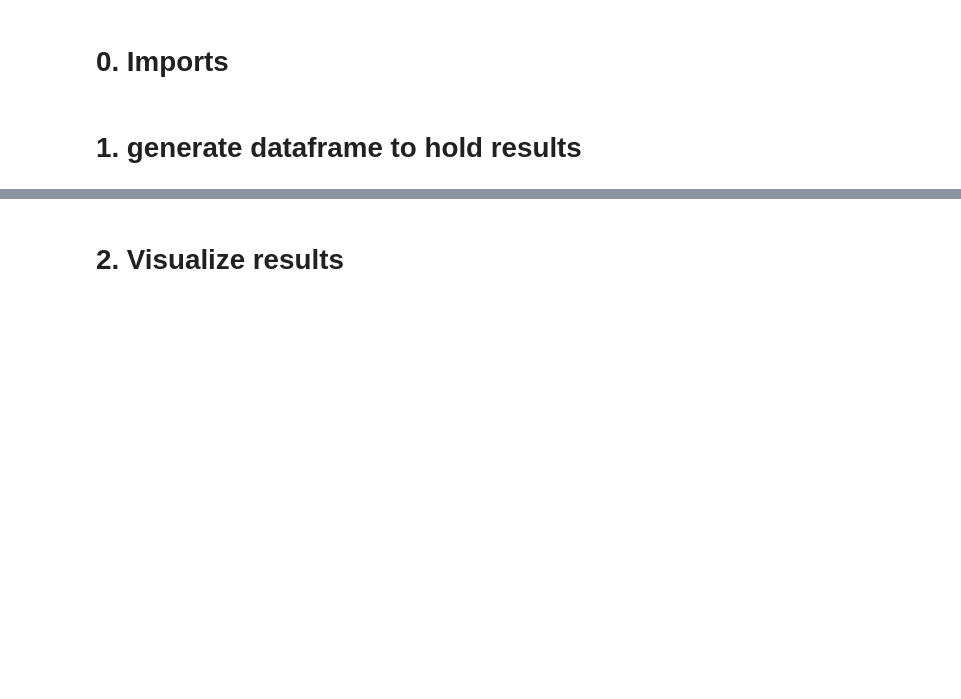
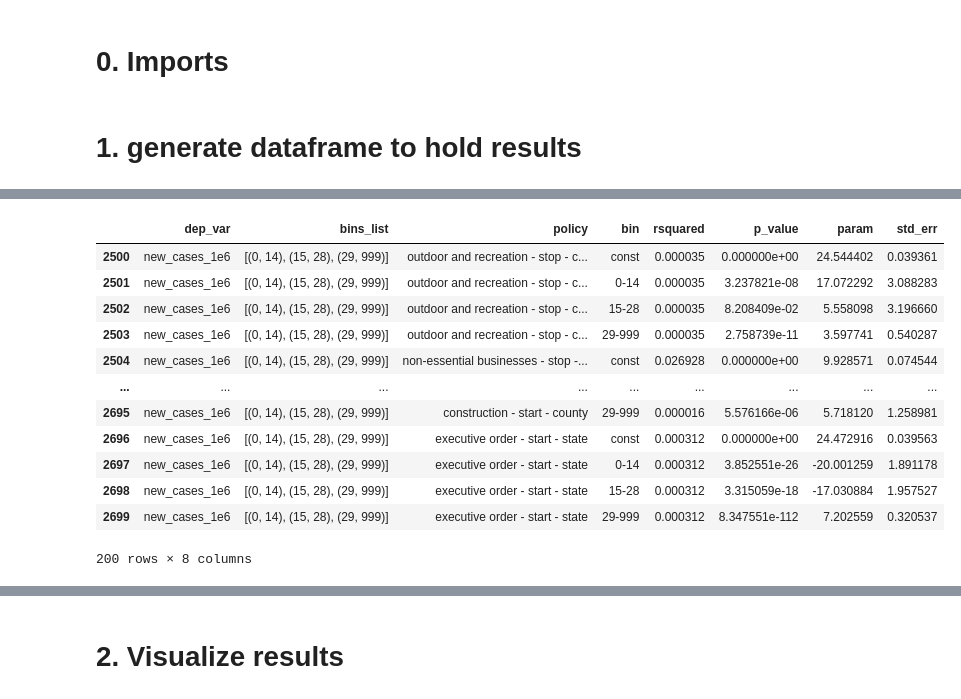
Before and after one commit to apalermo01/Covid-19-correlation-analysis, a Jupyter notebook: develop regression results analysis-20220614.ipynb, the cells around one changed output, grey strips where cells are left out. Drawn from its saved outputs; the diff is of its cells as text; code cells hidden in the pictures; blank space fills up the shorter version.

```diff
--- a/develop regression results analysis-20220614.ipynb
+++ b/develop regression results analysis-20220614.ipynb
@@ -94,0 +95,16 @@ df.sort_values(by='p_value')
+# %%
+df[(df['dep_var'] == 'new_cases_1e6') & (df['bins_list'] == '[(0, 14), (15, 28), (29, 999)]')]
+# %% [output]
+|  | dep_var | bins_list | policy | bin | rsquared | p_value | param | std_err |
+| 2500 | new_cases_1e6 | [(0, 14), (15, 28), (29, 999)] | outdoor and recreation - stop - c... | const | 0.000035 | 0.000000e+00 | 24.544402 | 0.039361 |
+| 2501 | new_cases_1e6 | [(0, 14), (15, 28), (29, 999)] | outdoor and recreation - stop - c... | 0-14 | 0.000035 | 3.237821e-08 | 17.072292 | 3.088283 |
+| 2502 | new_cases_1e6 | [(0, 14), (15, 28), (29, 999)] | outdoor and recreation - stop - c... | 15-28 | 0.000035 | 8.208409e-02 | 5.558098 | 3.196660 |
+| 2503 | new_cases_1e6 | [(0, 14), (15, 28), (29, 999)] | outdoor and recreation - stop - c... | 29-999 | 0.000035 | 2.758739e-11 | 3.597741 | 0.540287 |
+| 2504 | new_cases_1e6 | [(0, 14), (15, 28), (29, 999)] | non-essential businesses - stop -... | const | 0.026928 | 0.000000e+00 | 9.928571 | 0.074544 |
+| ... | ... | ... | ... | ... | ... | ... | ... | ... |
+| 2695 | new_cases_1e6 | [(0, 14), (15, 28), (29, 999)] | construction - start - county | 29-999 | 0.000016 | 5.576166e-06 | 5.718120 | 1.258981 |
+| 2696 | new_cases_1e6 | [(0, 14), (15, 28), (29, 999)] | executive order - start - state | const | 0.000312 | 0.000000e+00 | 24.472916 | 0.039563 |
+| 2697 | new_cases_1e6 | [(0, 14), (15, 28), (29, 999)] | executive order - start - state | 0-14 | 0.000312 | 3.852551e-26 | -20.001259 | 1.891178 |
+| 2698 | new_cases_1e6 | [(0, 14), (15, 28), (29, 999)] | executive order - start - state | 15-28 | 0.000312 | 3.315059e-18 | -17.030884 | 1.957527 |
+| 2699 | new_cases_1e6 | [(0, 14), (15, 28), (29, 999)] | executive order - start - state | 29-999 | 0.000312 | 8.347551e-112 | 7.202559 | 0.320537 |
+200 rows × 8 columns
```
Also changed, not shown: parts of 27 cells of this notebook, 1 other file.
